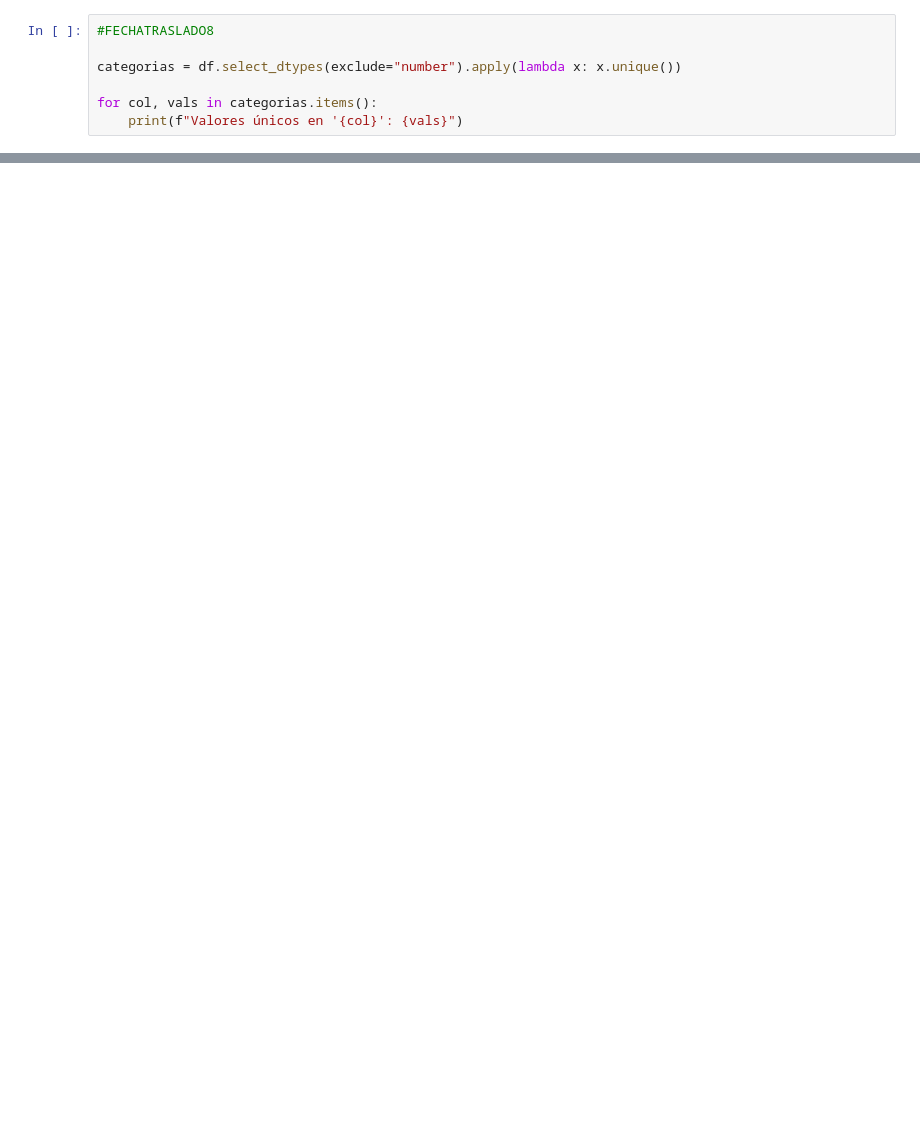
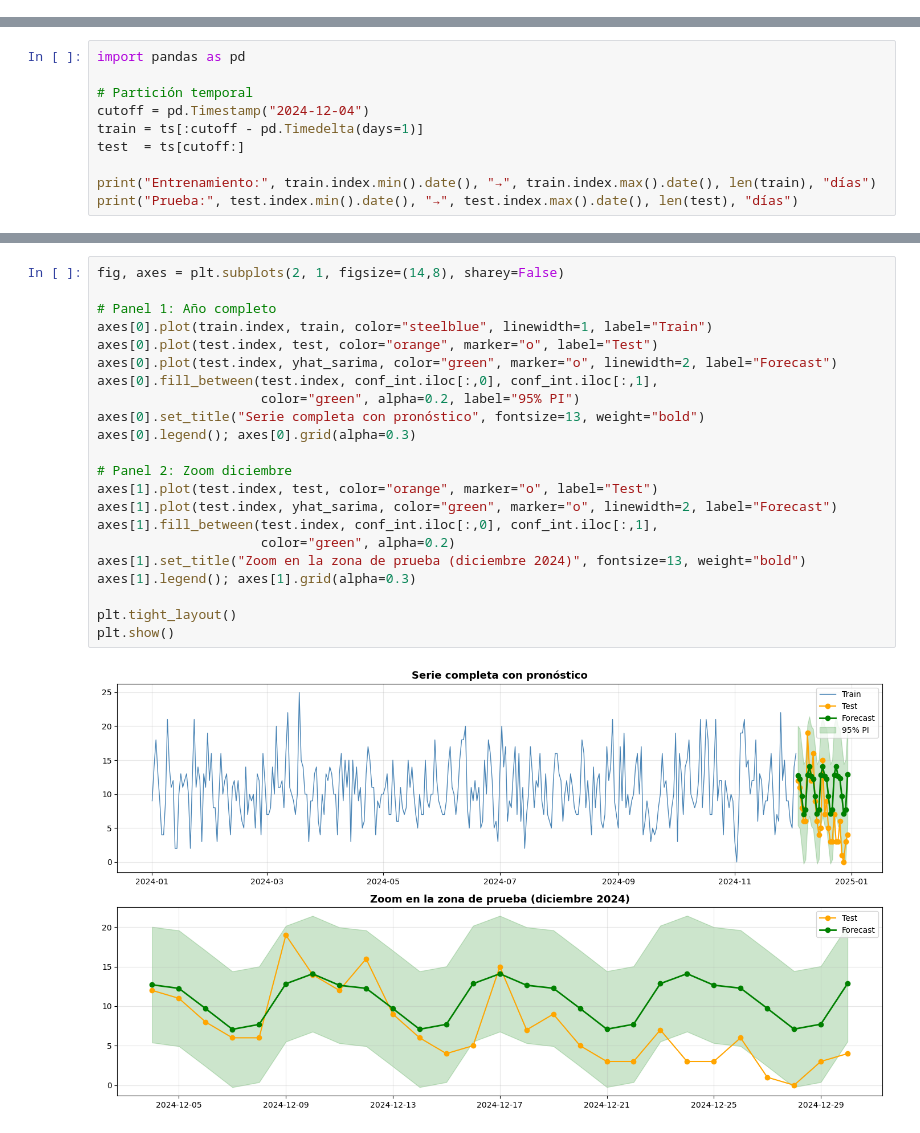
Before and after one commit to adrianespinoza1998/laboratorio_3_udd, a Jupyter notebook: notebooks/data_quality_report.ipynb, the cells around one changed output, grey strips where cells are left out. Cells and saved outputs as stored; diff of their text form; blank space fills up the shorter version.

```diff
--- a/notebooks/data_quality_report.ipynb
+++ b/notebooks/data_quality_report.ipynb
@@ -52,7 +0,0 @@ df.describe()
-# %%
-#FECHATRASLADO8
-
-categorias = df.select_dtypes(exclude="number").apply(lambda x: x.unique())
-
-for col, vals in categorias.items():
-    print(f"Valores únicos en '{col}': {vals}")
@@ -182,0 +417,10 @@ frecuencias_categoricas(df.drop(columns=cat_cols), top_k=5)
+# %%
+import pandas as pd
+
+# Partición temporal
+cutoff = pd.Timestamp("2024-12-04")
+train = ts[:cutoff - pd.Timedelta(days=1)]
+test  = ts[cutoff:]
+
+print("Entrenamiento:", train.index.min().date(), "→", train.index.max().date(), len(train), "días")
+print("Prueba:", test.index.min().date(), "→", test.index.max().date(), len(test), "días")
@@ -182,0 +596,24 @@ frecuencias_categoricas(df.drop(columns=cat_cols), top_k=5)
+# %%
+fig, axes = plt.subplots(2, 1, figsize=(14,8), sharey=False)
+
+# Panel 1: Año completo
+axes[0].plot(train.index, train, color="steelblue", linewidth=1, label="Train")
+axes[0].plot(test.index, test, color="orange", marker="o", label="Test")
+axes[0].plot(test.index, yhat_sarima, color="green", marker="o", linewidth=2, label="Forecast")
+axes[0].fill_between(test.index, conf_int.iloc[:,0], conf_int.iloc[:,1],
+                     color="green", alpha=0.2, label="95% PI")
+axes[0].set_title("Serie completa con pronóstico", fontsize=13, weight="bold")
+axes[0].legend(); axes[0].grid(alpha=0.3)
+
+# Panel 2: Zoom diciembre
+axes[1].plot(test.index, test, color="orange", marker="o", label="Test")
+axes[1].plot(test.index, yhat_sarima, color="green", marker="o", linewidth=2, label="Forecast")
+axes[1].fill_between(test.index, conf_int.iloc[:,0], conf_int.iloc[:,1],
+                     color="green", alpha=0.2)
+axes[1].set_title("Zoom en la zona de prueba (diciembre 2024)", fontsize=13, weight="bold")
+axes[1].legend(); axes[1].grid(alpha=0.3)
+
+plt.tight_layout()
+plt.show()
+# %% [output]
+[figure, added]
```
Also changed, not shown: parts of 38 cells of this notebook, 6 other files.
